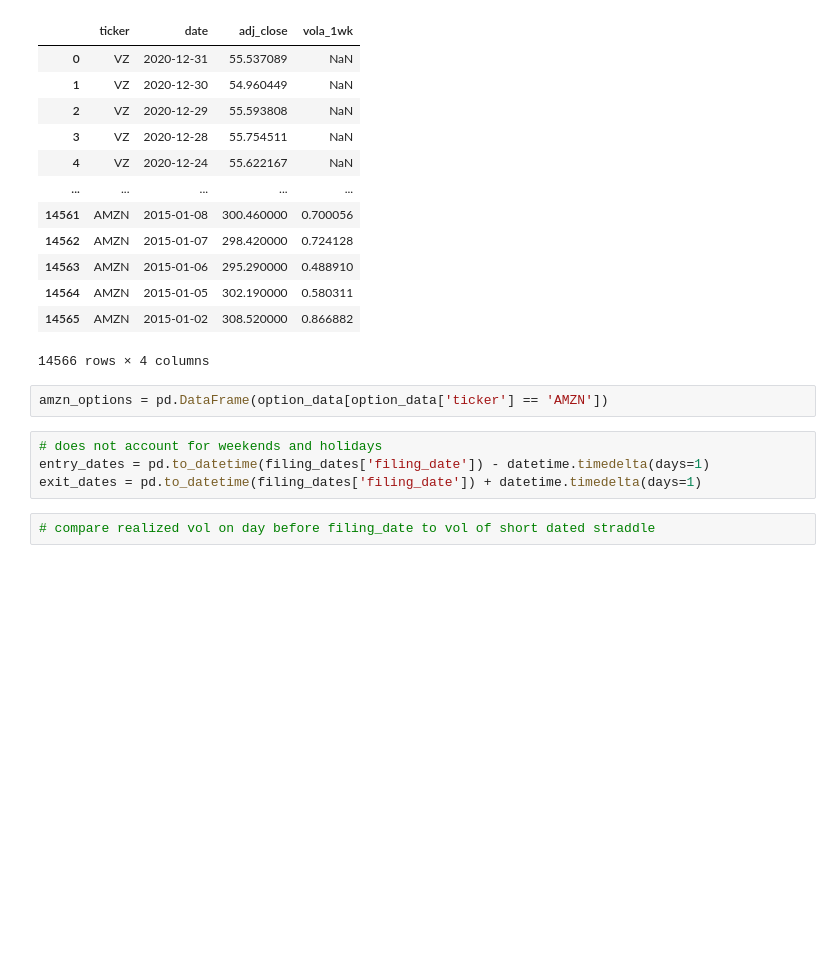
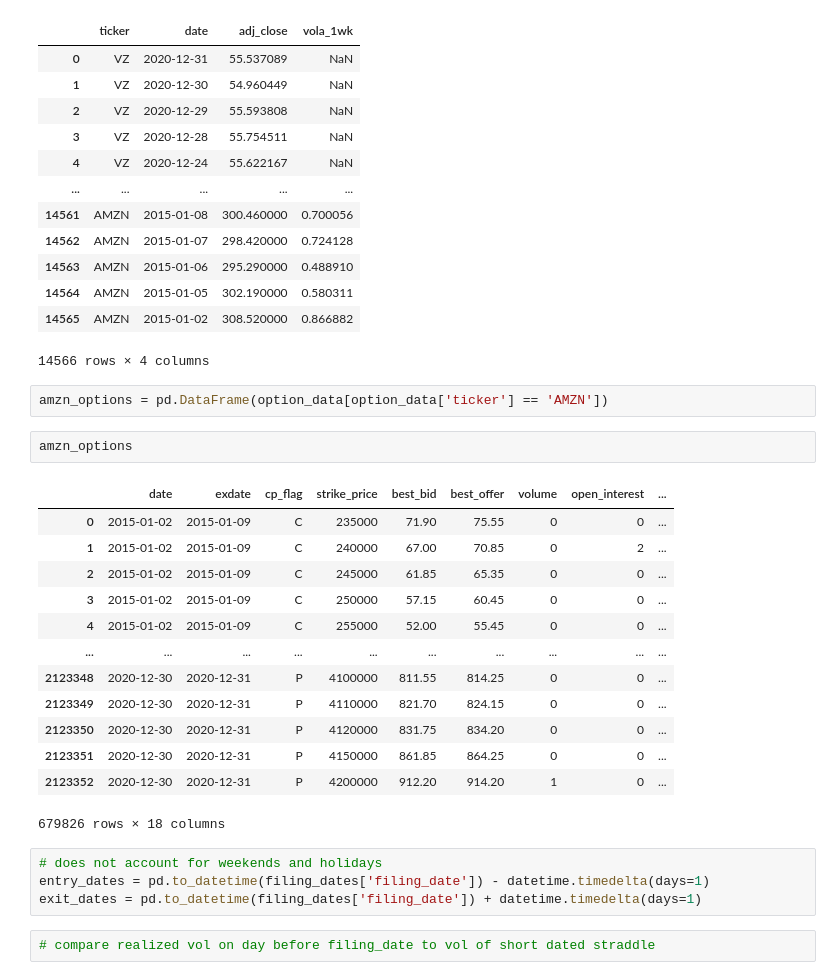
Before and after one commit to sampiaz/finmath_project, a Jupyter notebook: Final_Code.ipynb, the cells around one changed output. Drawn from its saved outputs; the diff is of its cells as text; blank space fills up the shorter version.

```diff
--- a/Final_Code.ipynb
+++ b/Final_Code.ipynb
@@ -126,6 +126,22 @@ close_volatility
 14566 rows × 4 columns
 # %%
 amzn_options = pd.DataFrame(option_data[option_data['ticker'] == 'AMZN'])
+# %%
+amzn_options
+# %% [output]
+|  | date | exdate | cp_flag | strike_price | best_bid | best_offer | volume | open_interest | ... |
+| 0 | 2015-01-02 | 2015-01-09 | C | 235000 | 71.90 | 75.55 | 0 | 0 | ... |
+| 1 | 2015-01-02 | 2015-01-09 | C | 240000 | 67.00 | 70.85 | 0 | 2 | ... |
+| 2 | 2015-01-02 | 2015-01-09 | C | 245000 | 61.85 | 65.35 | 0 | 0 | ... |
+| 3 | 2015-01-02 | 2015-01-09 | C | 250000 | 57.15 | 60.45 | 0 | 0 | ... |
+| 4 | 2015-01-02 | 2015-01-09 | C | 255000 | 52.00 | 55.45 | 0 | 0 | ... |
+| ... | ... | ... | ... | ... | ... | ... | ... | ... | ... |
+| 2123348 | 2020-12-30 | 2020-12-31 | P | 4100000 | 811.55 | 814.25 | 0 | 0 | ... |
+| 2123349 | 2020-12-30 | 2020-12-31 | P | 4110000 | 821.70 | 824.15 | 0 | 0 | ... |
+| 2123350 | 2020-12-30 | 2020-12-31 | P | 4120000 | 831.75 | 834.20 | 0 | 0 | ... |
+| 2123351 | 2020-12-30 | 2020-12-31 | P | 4150000 | 861.85 | 864.25 | 0 | 0 | ... |
+| 2123352 | 2020-12-30 | 2020-12-31 | P | 4200000 | 912.20 | 914.20 | 1 | 0 | ... |
+679826 rows × 18 columns
 # %%
 # does not account for weekends and holidays
 entry_dates = pd.to_datetime(filing_dates['filing_date']) - datetime.timedelta(days=1)
```
Also changed, not shown: parts of 1 cell of this notebook, 2 other files.
